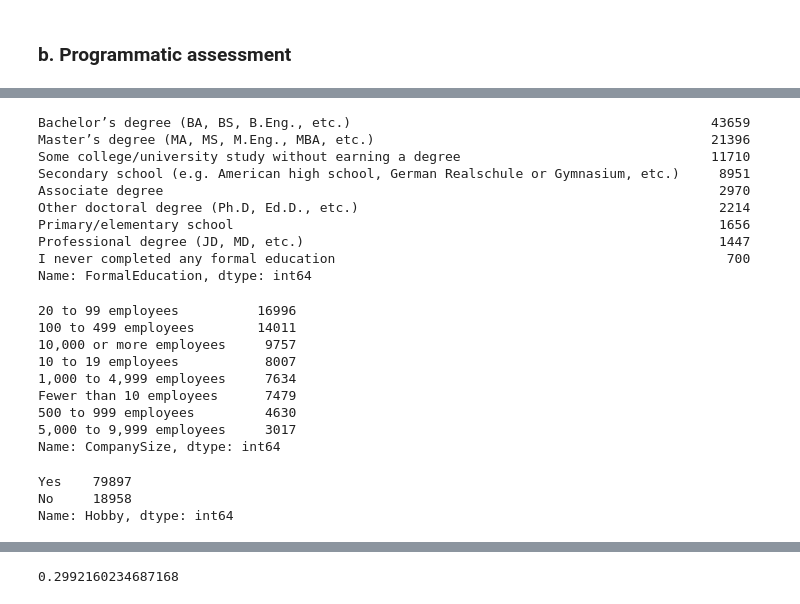
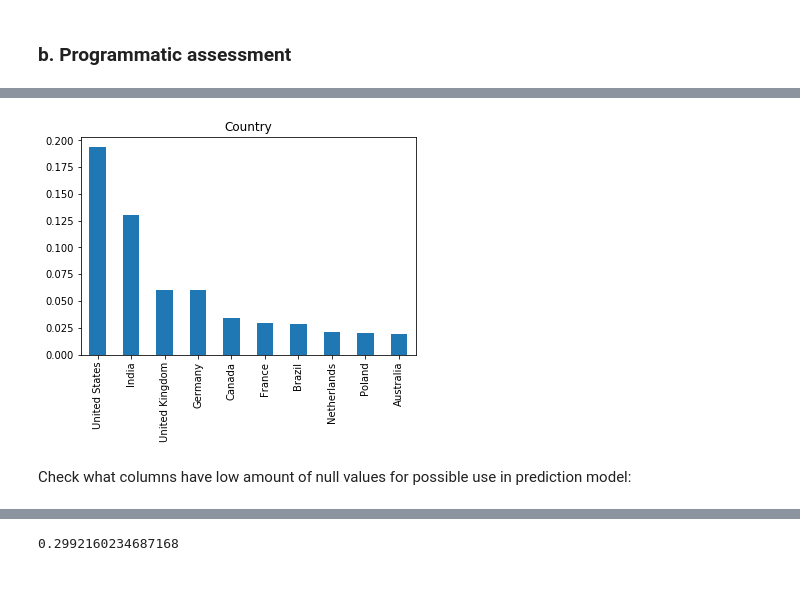
Before and after one commit to LeopoldWalther/StackOverflow_Survey, a Jupyter notebook: Survey_Analysis.ipynb, the cells around one changed output, grey strips where cells are left out. Cells and saved outputs as stored; diff of their text form; code cells hidden in the pictures.

```diff
--- a/Survey_Analysis.ipynb
+++ b/Survey_Analysis.ipynb
@@ -190,34 +296,13 @@ Name: JobSatisfaction, dtype: int64
-# %%
-df_2018_survey.FormalEducation.value_counts()
-# %% [output]
-Bachelor’s degree (BA, BS, B.Eng., etc.)                                              43659
-Master’s degree (MA, MS, M.Eng., MBA, etc.)                                           21396
-Some college/university study without earning a degree                                11710
-Secondary school (e.g. American high school, German Realschule or Gymnasium, etc.)     8951
-Associate degree                                                                       2970
-Other doctoral degree (Ph.D, Ed.D., etc.)                                              2214
-Primary/elementary school                                                              1656
-Professional degree (JD, MD, etc.)                                                     1447
-I never completed any formal education                                                  700
-Name: FormalEducation, dtype: int64
-# %%
-df_2018_survey.CompanySize.value_counts()
-# %% [output]
-20 to 99 employees          16996
-100 to 499 employees        14011
-10,000 or more employees     9757
-10 to 19 employees           8007
-1,000 to 4,999 employees     7634
-Fewer than 10 employees      7479
-500 to 999 employees         4630
-5,000 to 9,999 employees     3017
-Name: CompanySize, dtype: int64
-# %%
-df_2018_survey.Hobby.value_counts()
-# %% [output]
-Yes    79897
-No     18958
-Name: Hobby, dtype: int64
+# %%
+# Where are the participants of the survey from?
+country_rows = df_2020_survey.Country.value_counts()
+
+(country_rows[:10]/df_2020_survey.shape[0]).plot(kind="bar");
+plt.title("Country");
+# %% [output]
+[figure, added]
+# %% [markdown]
+Check what columns have low amount of null values for possible use in prediction model:
 # %%
 # Which columns have less than 30% missing values?
 max_30_perc_missing_cols = set(df_2018_survey.columns[df_2018_survey.isnull().mean() < 0.3])#Provide a set of columns with more than 75% of the values missing
```
Also changed, not shown: parts of 33 cells of this notebook.
